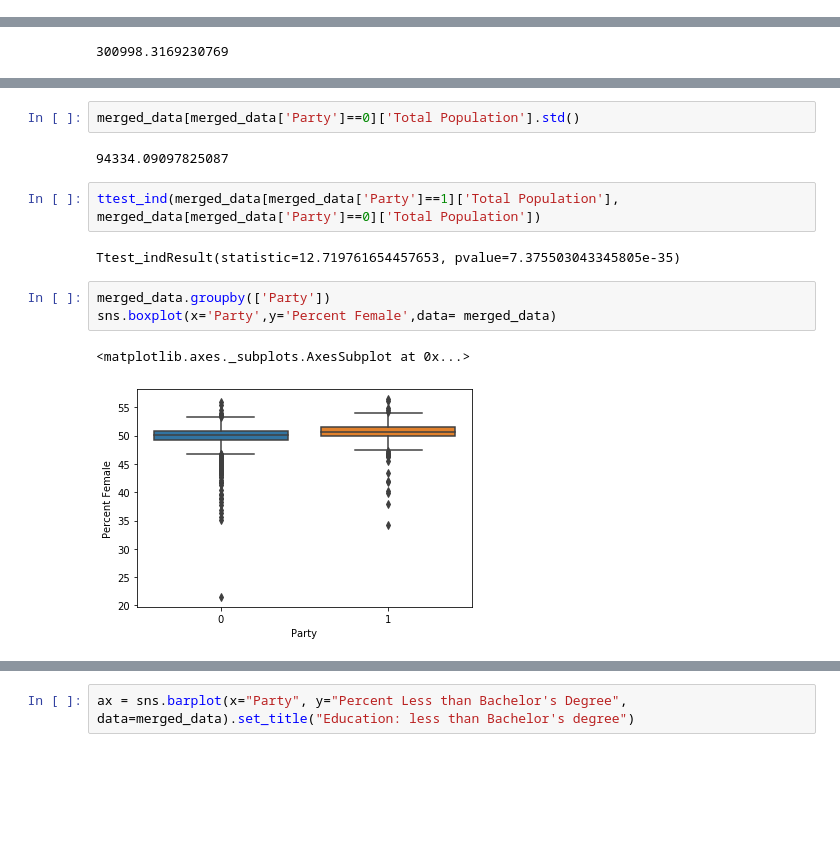
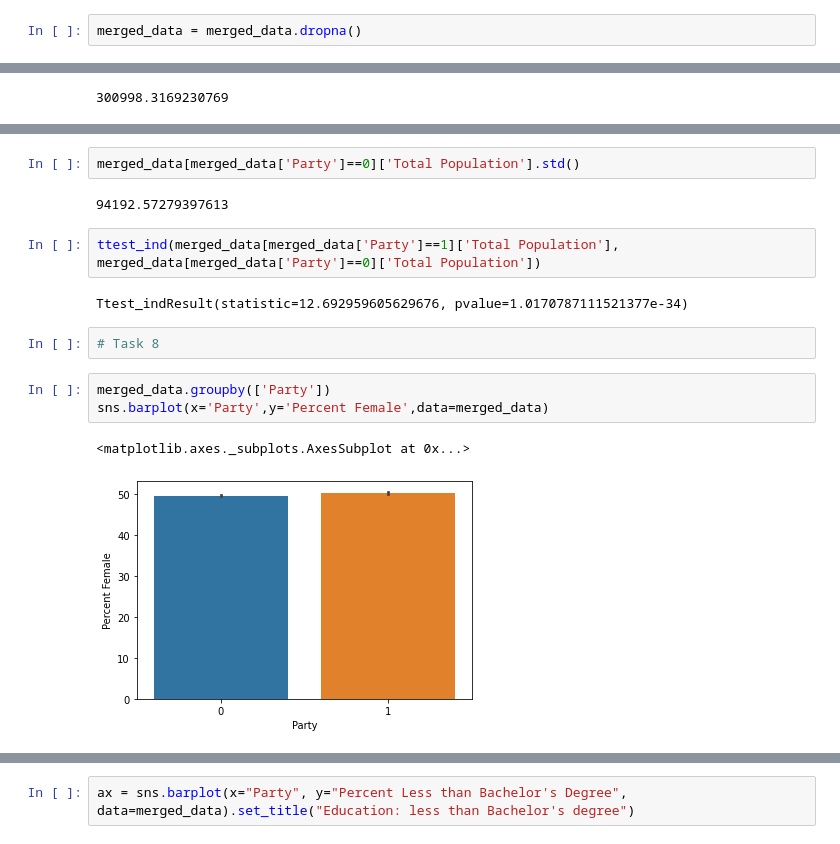
Before and after one commit to furqaanali/CS418-Project01, a Jupyter notebook: Project 01.ipynb, the cells around one changed output, grey strips where cells are left out. Drawn from its saved outputs; the diff is of its cells as text; blank space fills up the shorter version.

Commit message:
Completed All Tasks

```diff
--- a/Project 01.ipynb
+++ b/Project 01.ipynb
@@ -179,3 +175,5 @@ merged_data[bool2]
 | 716 | TN | meigs | 47121 | 11804 | 0 | 94.713656 | ... |
 | 869 | TX | menard | 48327 | 2163 | 0 | 56.310680 | ... |
 3 rows × 21 columns
+# %%
+merged_data = merged_data.dropna()
@@ -239,14 +238,16 @@ merged_data[merged_data['Party']==1]['Total Population'].std()
 # %%
 merged_data[merged_data['Party']==0]['Total Population'].std()
 # %% [output]
-94334.09097825087
+94192.57279397613
 # %%
 ttest_ind(merged_data[merged_data['Party']==1]['Total Population'], merged_data[merged_data['Party']==0]['Total Population'])
 # %% [output]
-Ttest_indResult(statistic=12.719761654457653, pvalue=7.375503043345805e-35)
+Ttest_indResult(statistic=12.692959605629676, pvalue=1.0170787111521377e-34)
+# %%
+# Task 8
 # %%
 merged_data.groupby(['Party'])
-sns.boxplot(x='Party',y='Percent Female',data= merged_data)
+sns.barplot(x='Party',y='Percent Female',data=merged_data)
 # %% [output]
 <matplotlib.axes._subplots.AxesSubplot at 0x...>
-[figure, old version]
+[figure, new version]
```
Also changed, not shown: parts of 38 cells of this notebook.
